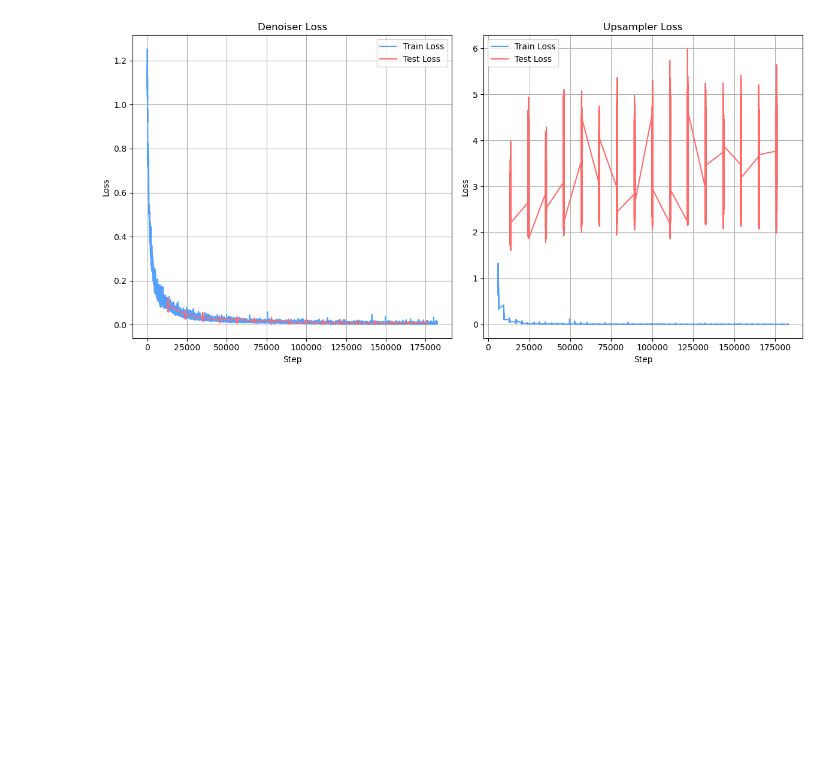
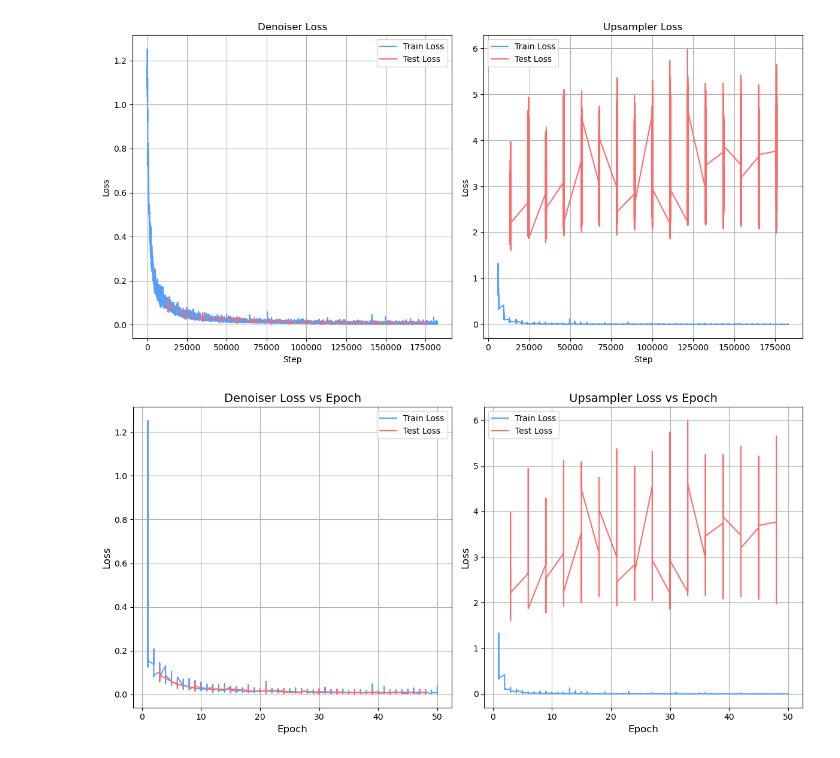
Before and after one commit to AlexBodner/DIAMOND_SuperMario, a Jupyter notebook: metricas/plots.ipynb, the cells around one changed output. Cells and saved outputs as stored; diff of their text form; code cells hidden in the pictures; blank space fills up the shorter version.

```diff
--- a/metricas/plots.ipynb
+++ b/metricas/plots.ipynb
@@ -1,3 +1,18 @@
 # %%
 import matplotlib.pyplot as plt
 import pandas as pd
+# %%
+
+denoiser_train_loss = pd.read_csv('human_dataset/denoiser_train_loss.csv')
+denoiser_test_loss = pd.read_csv('human_dataset/denoiser_test_loss.csv')
+upsampler_train_loss = pd.read_csv('human_dataset/upsampler_train_loss.csv')
+upsampler_test_loss = pd.read_csv('human_dataset/upsampler_test_loss.csv')
+
+denoiser_train_loss_key = 'experiment-human-data - denoiser/train/loss_denoising'
+denoiser_test_loss_key = 'experiment-human-data - denoiser/test/loss_denoising'
+upsampler_train_loss_key = 'experiment-human-data - upsampler/train/loss_denoising'
+upsampler_test_loss_key = 'experiment-human-data - upsampler/test/loss_denoising'
+epoch_steps = pd.read_csv('epoch_steps.csv')
+
+train_color = "#54a0ff"  # Light blue for train loss
+test_color = "#ff6b6b"
@@ -43,3 +107,23 @@ plt.tight_layout()
 plt.show()
 # %% [output]
 [figure]
+# %%
+
+plot_loss_vs_epoch(
+    train_loss_files={
+        'denoiser': 'human_dataset/denoiser_train_loss.csv',
+        'upsampler': 'human_dataset/upsampler_train_loss.csv'
+    },
+    test_loss_files={
+        'denoiser': 'human_dataset/denoiser_test_loss.csv',
+        'upsampler': 'human_dataset/upsampler_test_loss.csv'
+    },
+    epoch_mapping_file='epoch_steps.csv',
+    loss_keys={
+        'denoiser': ('experiment-human-data - denoiser/train/loss_denoising', 'experiment-human-data - denoiser/test/loss_denoising'),
+        'upsampler': ('experiment-human-data - upsampler/train/loss_denoising', 'experiment-human-data - upsampler/test/loss_denoising')
+    },
+    titles=['Denoiser', 'Upsampler']
+)
+# %% [output]
+[figure, added]
```
Also changed, not shown: parts of 4 cells of this notebook, 1 other file.
